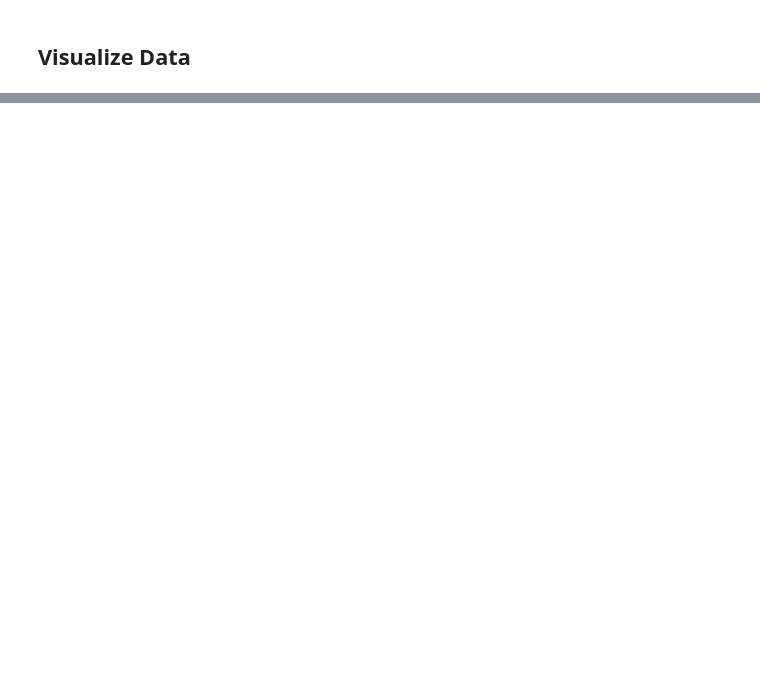
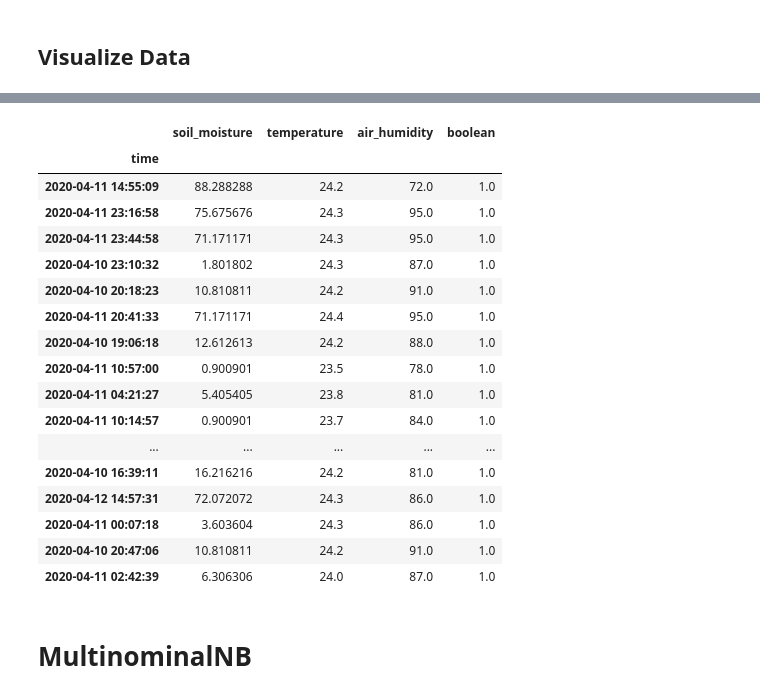
Before and after one commit to cemonel/smart-irrigation, a Jupyter notebook: irrigation_visiaulization.ipynb, the cells around one changed output, grey strips where cells are left out. Cells and saved outputs as stored; diff of their text form; code cells hidden in the pictures; blank space fills up the shorter version.

```diff
--- a/irrigation_visiaulization.ipynb
+++ b/irrigation_visiaulization.ipynb
@@ -64,0 +95,7 @@ Text(0, 0.5, 'Temperature(Celcius) -- SoilHUM(%) -- AirHUM(%)')
+# %%
+
+irrigation_data["boolean"] = irrigation_data["min"]
+irrigation_data["boolean"].fillna(0)
+irrigation_data.loc[irrigation_data["boolean"] != 0, "boolean",] = 1
+irrigation_data.drop(columns=['min', 'max'], inplace=True)
+irrigation_data
@@ -64,0 +117,4 @@ Text(0, 0.5, 'Temperature(Celcius) -- SoilHUM(%) -- AirHUM(%)')
+# %%
+irrigation_data.dropna(inplace=True)
+irrigation_data.groupby('boolean').describe()
+irrigation_data.describe()
@@ -64,0 +131,26 @@ Text(0, 0.5, 'Temperature(Celcius) -- SoilHUM(%) -- AirHUM(%)')
+# %%
+irrigation_data_without_boolean = irrigation_data
+irr_train, irr_test, label_train, label_test = train_test_split(irrigation_data,irrigation_data['boolean'],test_size=0.2)
+
+irr_test
+# %% [output]
+|  | soil_moisture | temperature | air_humidity | boolean |
+| time |  |  |  |  |
+| 2020-04-11 14:55:09 | 88.288288 | 24.2 | 72.0 | 1.0 |
+| 2020-04-11 23:16:58 | 75.675676 | 24.3 | 95.0 | 1.0 |
+| 2020-04-11 23:44:58 | 71.171171 | 24.3 | 95.0 | 1.0 |
+| 2020-04-10 23:10:32 | 1.801802 | 24.3 | 87.0 | 1.0 |
+| 2020-04-10 20:18:23 | 10.810811 | 24.2 | 91.0 | 1.0 |
+| 2020-04-11 20:41:33 | 71.171171 | 24.4 | 95.0 | 1.0 |
+| 2020-04-10 19:06:18 | 12.612613 | 24.2 | 88.0 | 1.0 |
+| 2020-04-11 10:57:00 | 0.900901 | 23.5 | 78.0 | 1.0 |
+| 2020-04-11 04:21:27 | 5.405405 | 23.8 | 81.0 | 1.0 |
+| 2020-04-11 10:14:57 | 0.900901 | 23.7 | 84.0 | 1.0 |
+| ... | ... | ... | ... | ... |
+| 2020-04-10 16:39:11 | 16.216216 | 24.2 | 81.0 | 1.0 |
+| 2020-04-12 14:57:31 | 72.072072 | 24.3 | 86.0 | 1.0 |
+| 2020-04-11 00:07:18 | 3.603604 | 24.3 | 86.0 | 1.0 |
+| 2020-04-10 20:47:06 | 10.810811 | 24.2 | 91.0 | 1.0 |
+| 2020-04-11 02:42:39 | 6.306306 | 24.0 | 87.0 | 1.0 |
+# %% [markdown]
+# MultinominalNB
```
Also changed, not shown: parts of 15 cells of this notebook, 26 other files.
